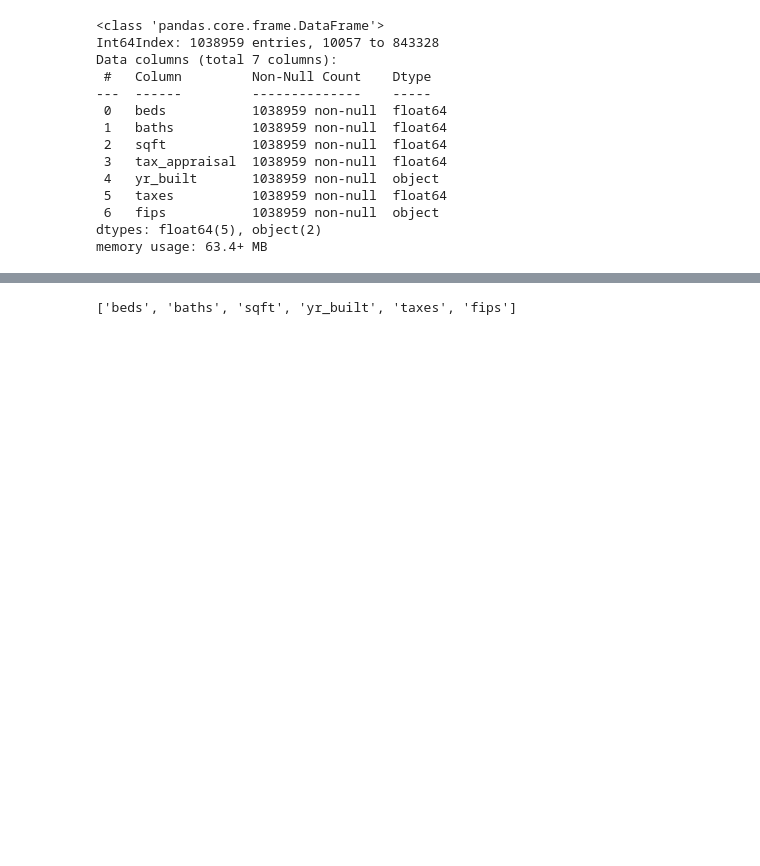
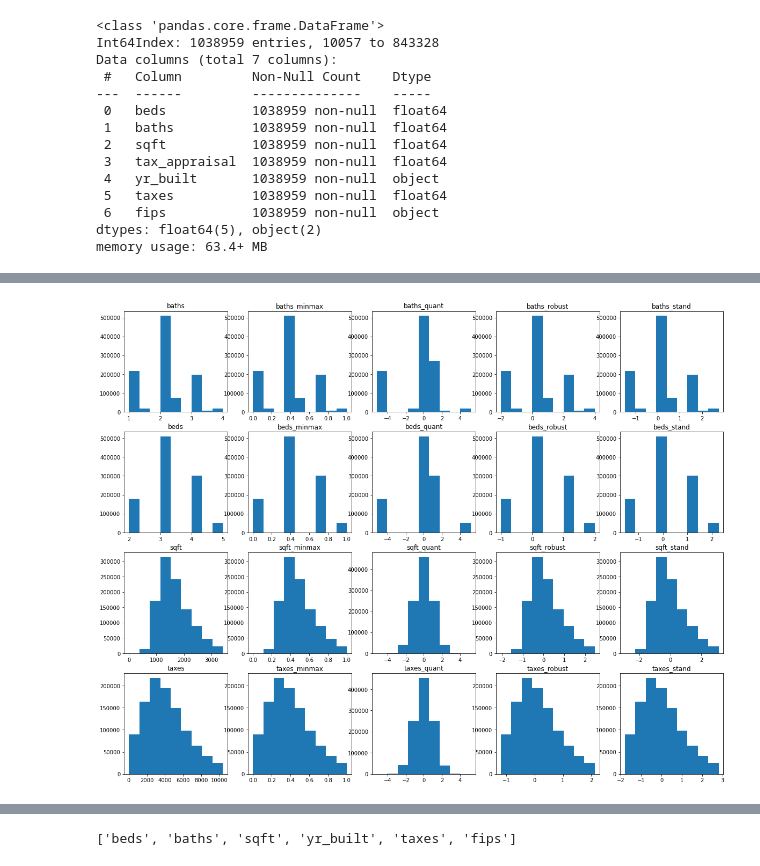
Before and after one commit to David-Howell/regression-exercises, a Jupyter notebook: scaling.ipynb, the cells around one changed output, grey strips where cells are left out. Drawn from its saved outputs; the diff is of its cells as text; code cells hidden in the pictures; blank space fills up the shorter version.

```diff
--- a/scaling.ipynb
+++ b/scaling.ipynb
@@ -50,0 +573,8 @@ memory usage: 63.4+ MB
+# %%
+scaler_quant = QuantileTransformer()
+
+train[quant_cols] = scaler_quant.fit_transform(train[cols])
+# %%
+get_hist(train)
+# %% [output]
+[figure, added]
```
Also changed, not shown: parts of 58 cells of this notebook.
